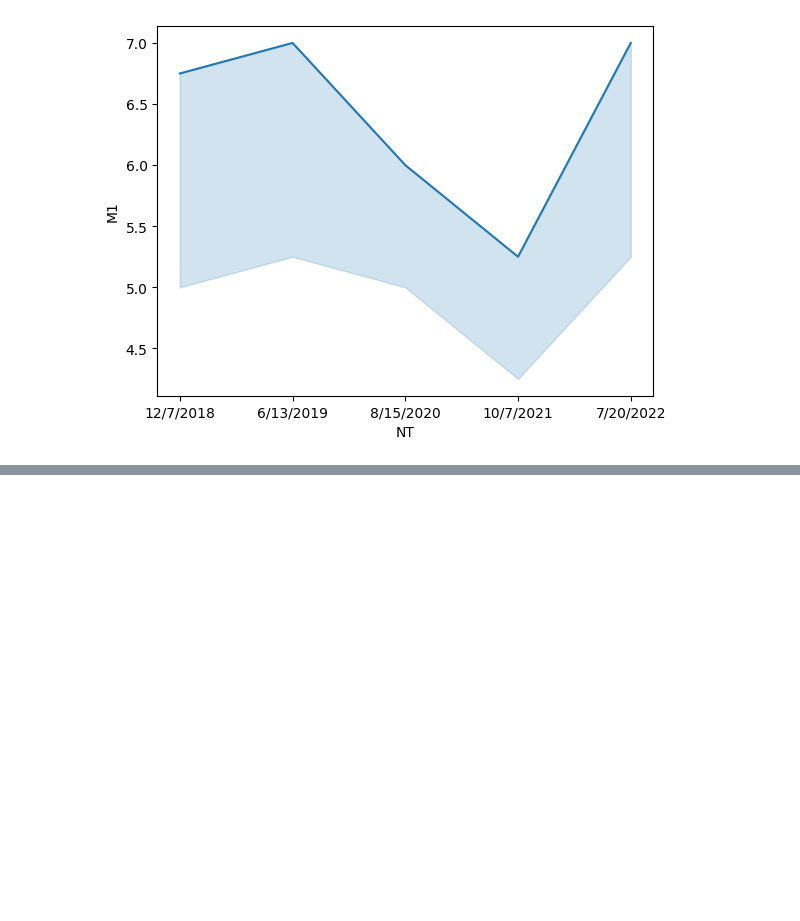
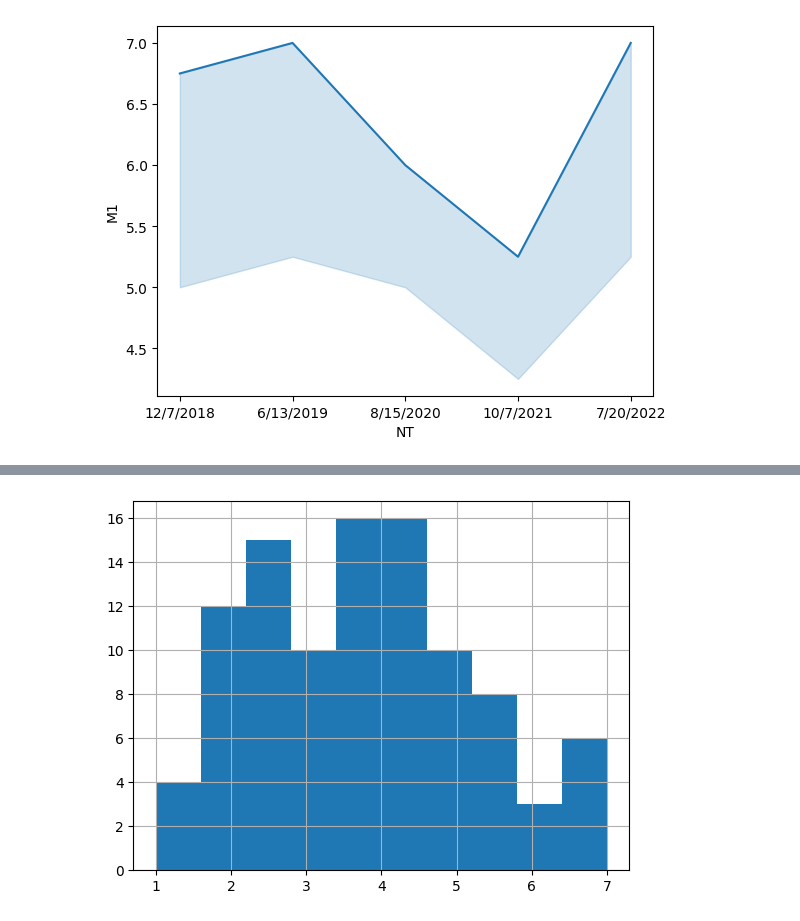
Before and after one commit to Hachimandev/PTDL, a Jupyter notebook: lesson1.ipynb, the cells around one changed output, grey strips where cells are left out. Cells and saved outputs as stored; diff of their text form; code cells hidden in the pictures; blank space fills up the shorter version.

```diff
--- a/lesson1.ipynb
+++ b/lesson1.ipynb
@@ -350,0 +529,6 @@ plt.show()
+# %%
+#histogram là biểu đồ mô tả phân phối (hay là xác xuất)
+df['M1'].hist()
+plt.show()
+# %% [output]
+[figure, added]
```
Also changed, not shown: parts of 87 cells of this notebook, 2 other files.
